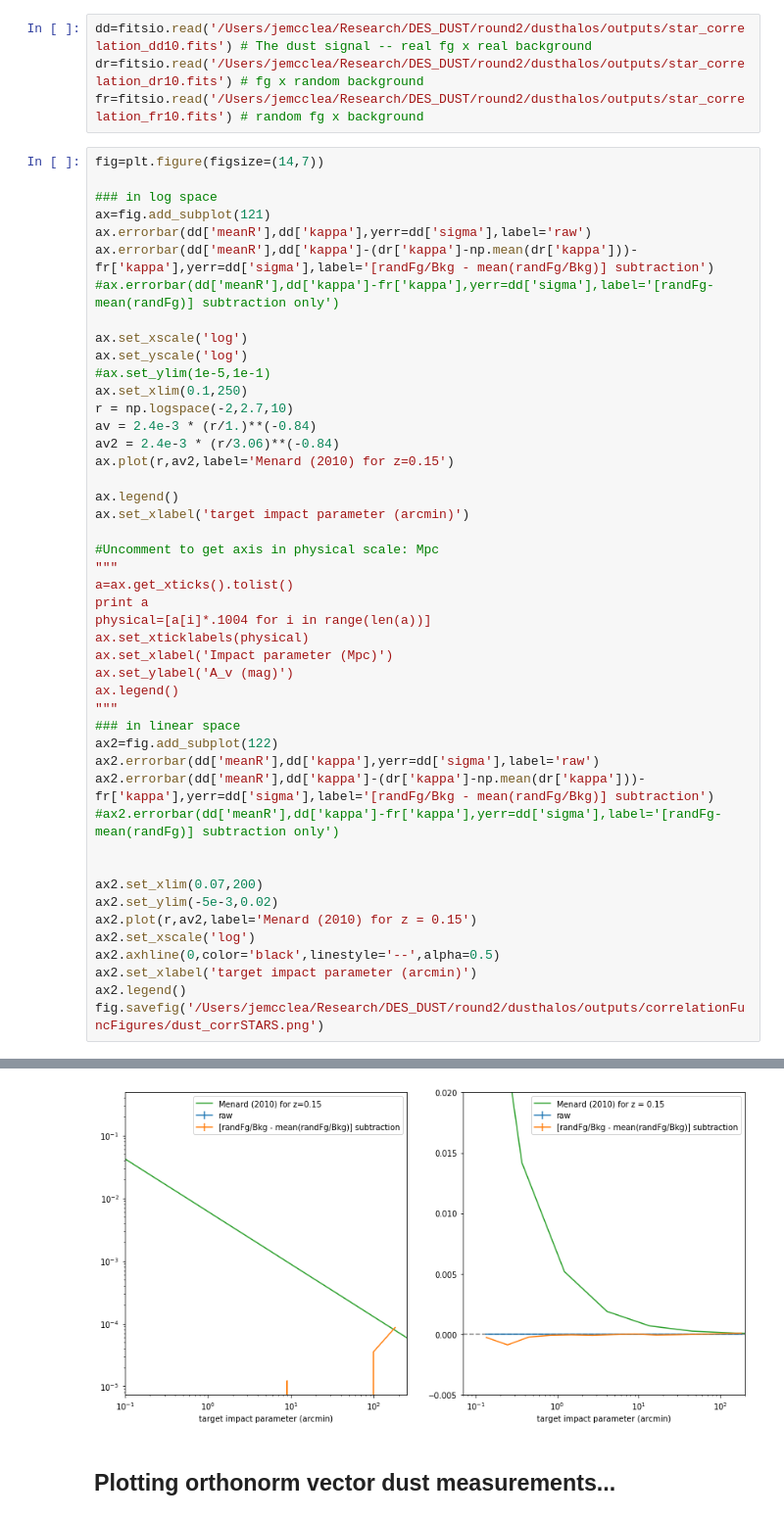
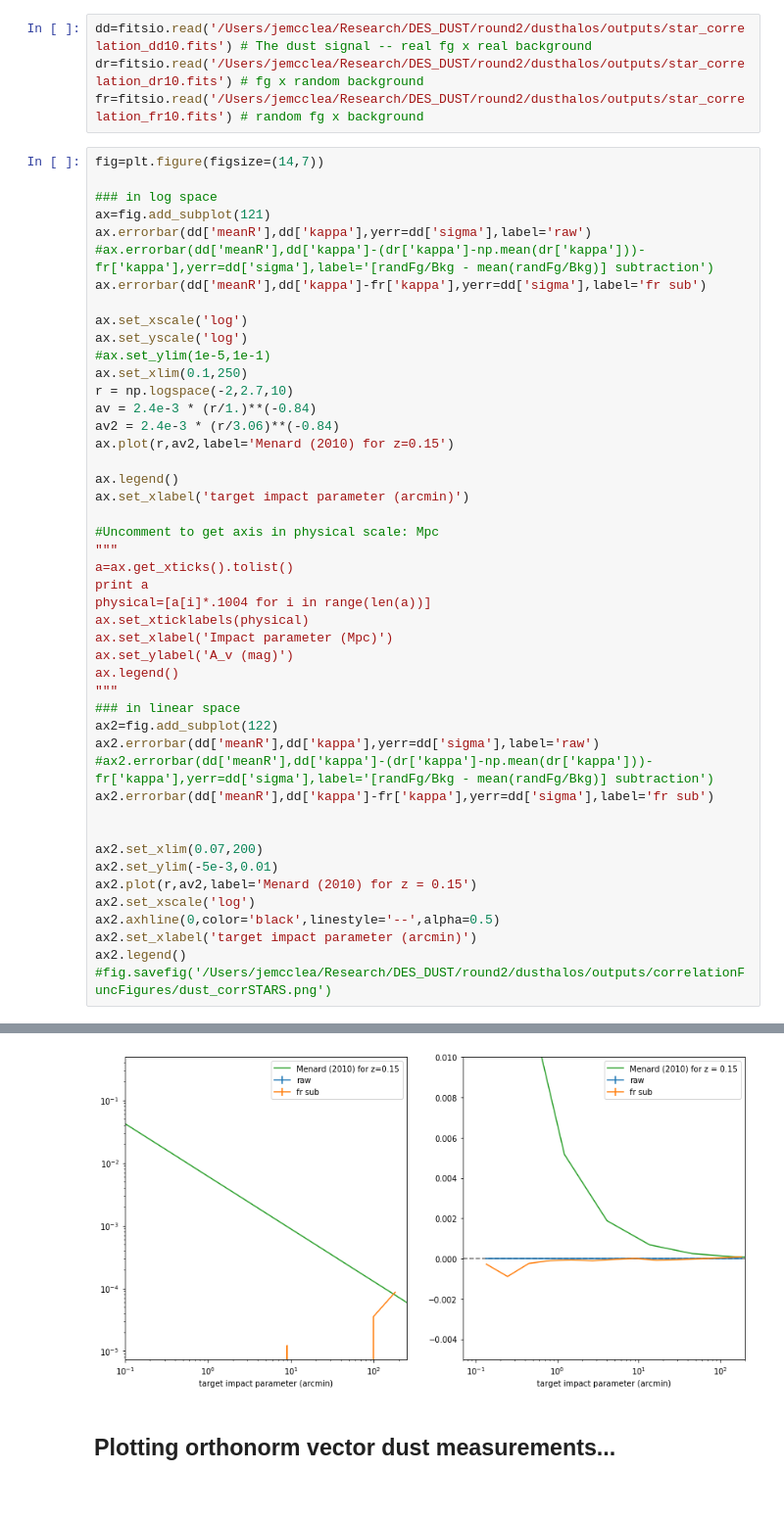
Before and after one commit to mcclearyj/dusthalos, a Jupyter notebook: make-correlation-plots.ipynb, the cells around one changed output, grey strips where cells are left out. Shown at 98% size. Saved outputs shown, nothing was run; the diff lists cells and outputs as text.

```diff
--- a/make-correlation-plots.ipynb
+++ b/make-correlation-plots.ipynb
@@ -209,8 +209,8 @@ fig=plt.figure(figsize=(14,7))
 ### in log space
 ax=fig.add_subplot(121)
 ax.errorbar(dd['meanR'],dd['kappa'],yerr=dd['sigma'],label='raw')
-ax.errorbar(dd['meanR'],dd['kappa']-(dr['kappa']-np.mean(dr['kappa']))-fr['kappa'],yerr=dd['sigma'],label='[randFg/Bkg - mean(randFg/Bkg)] subtraction')
-#ax.errorbar(dd['meanR'],dd['kappa']-fr['kappa'],yerr=dd['sigma'],label='[randFg-mean(randFg)] subtraction only')
+#ax.errorbar(dd['meanR'],dd['kappa']-(dr['kappa']-np.mean(dr['kappa']))-fr['kappa'],yerr=dd['sigma'],label='[randFg/Bkg - mean(randFg/Bkg)] subtraction')
+ax.errorbar(dd['meanR'],dd['kappa']-fr['kappa'],yerr=dd['sigma'],label='fr sub')
 
 ax.set_xscale('log')
 ax.set_yscale('log')
@@ -237,16 +237,16 @@ ax.legend()
 ### in linear space
 ax2=fig.add_subplot(122)
 ax2.errorbar(dd['meanR'],dd['kappa'],yerr=dd['sigma'],label='raw')
-ax2.errorbar(dd['meanR'],dd['kappa']-(dr['kappa']-np.mean(dr['kappa']))-fr['kappa'],yerr=dd['sigma'],label='[randFg/Bkg - mean(randFg/Bkg)] subtraction')
-#ax2.errorbar(dd['meanR'],dd['kappa']-fr['kappa'],yerr=dd['sigma'],label='[randFg-mean(randFg)] subtraction only')
+#ax2.errorbar(dd['meanR'],dd['kappa']-(dr['kappa']-np.mean(dr['kappa']))-fr['kappa'],yerr=dd['sigma'],label='[randFg/Bkg - mean(randFg/Bkg)] subtraction')
+ax2.errorbar(dd['meanR'],dd['kappa']-fr['kappa'],yerr=dd['sigma'],label='fr sub')
 
 
 ax2.set_xlim(0.07,200)
-ax2.set_ylim(-5e-3,0.02)
+ax2.set_ylim(-5e-3,0.01)
 ax2.plot(r,av2,label='Menard (2010) for z = 0.15')
 ax2.set_xscale('log')
 ax2.axhline(0,color='black',linestyle='--',alpha=0.5)
 ax2.set_xlabel('target impact parameter (arcmin)')
 ax2.legend()
-fig.savefig('/Users/jemcclea/Research/DES_DUST/round2/dusthalos/outputs/correlationFuncFigures/dust_corrSTARS.png')
+#fig.savefig('/Users/jemcclea/Research/DES_DUST/round2/dusthalos/outputs/correlationFuncFigures/dust_corrSTARS.png')
 # %% [output]
@@ -253,4 +254,4 @@ fig.savefig('/Users/jemcclea/Research/DES_DUST/round2/dusthalos/outputs/correlat
-[figure, old version]
+[figure, new version]
 # %% [markdown]
 ## Plotting orthonorm vector dust measurements...
 # %%
```
Also changed, not shown: parts of 24 cells of this notebook, 10 other files.
